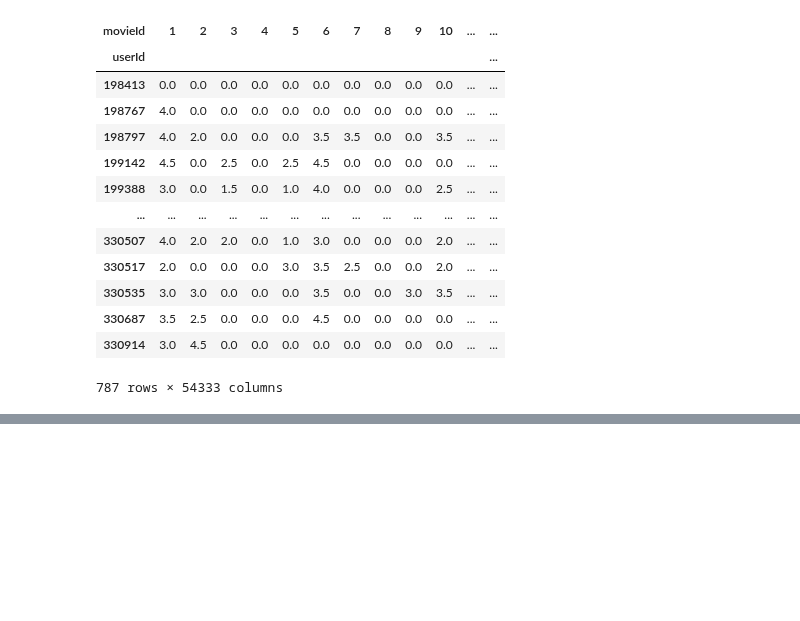
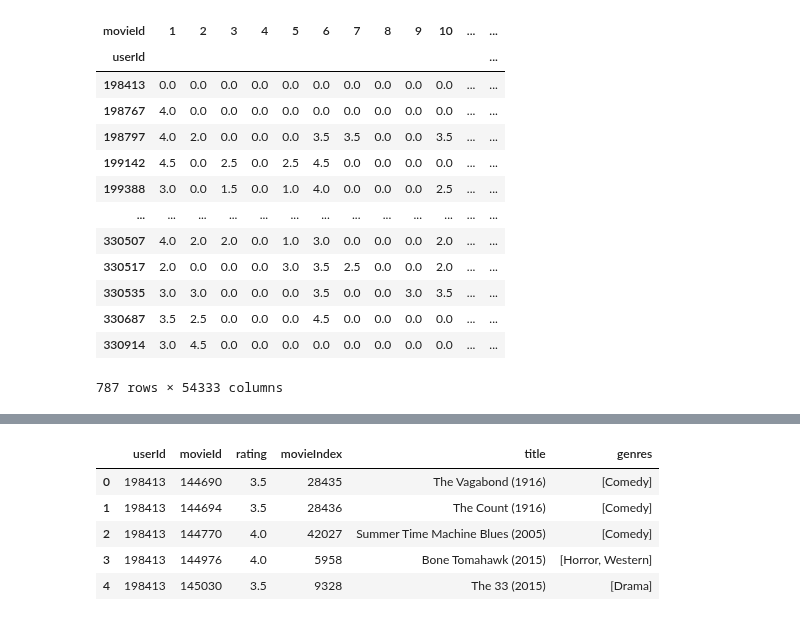
Before and after one commit to Wikusia-s/DM-recomendation-system, a Jupyter notebook: main.ipynb, the cells around one changed output, grey strips where cells are left out. Saved outputs shown, nothing was run; the diff lists cells and outputs as text; code cells hidden in the pictures; blank space fills up the shorter version.

```diff
--- a/main.ipynb
+++ b/main.ipynb
@@ -353,0 +369,9 @@ utility_matrix_test
+# %%
+movie_data_test.head()
+# %% [output]
+|  | userId | movieId | rating | movieIndex | title | genres |
+| 0 | 198413 | 144690 | 3.5 | 28435 | The Vagabond (1916) | [Comedy] |
+| 1 | 198413 | 144694 | 3.5 | 28436 | The Count (1916) | [Comedy] |
+| 2 | 198413 | 144770 | 4.0 | 42027 | Summer Time Machine Blues (2005) | [Comedy] |
+| 3 | 198413 | 144976 | 4.0 | 5958 | Bone Tomahawk (2015) | [Horror, Western] |
+| 4 | 198413 | 145030 | 3.5 | 9328 | The 33 (2015) | [Drama] |
```
Also changed, not shown: parts of 16 cells of this notebook.
